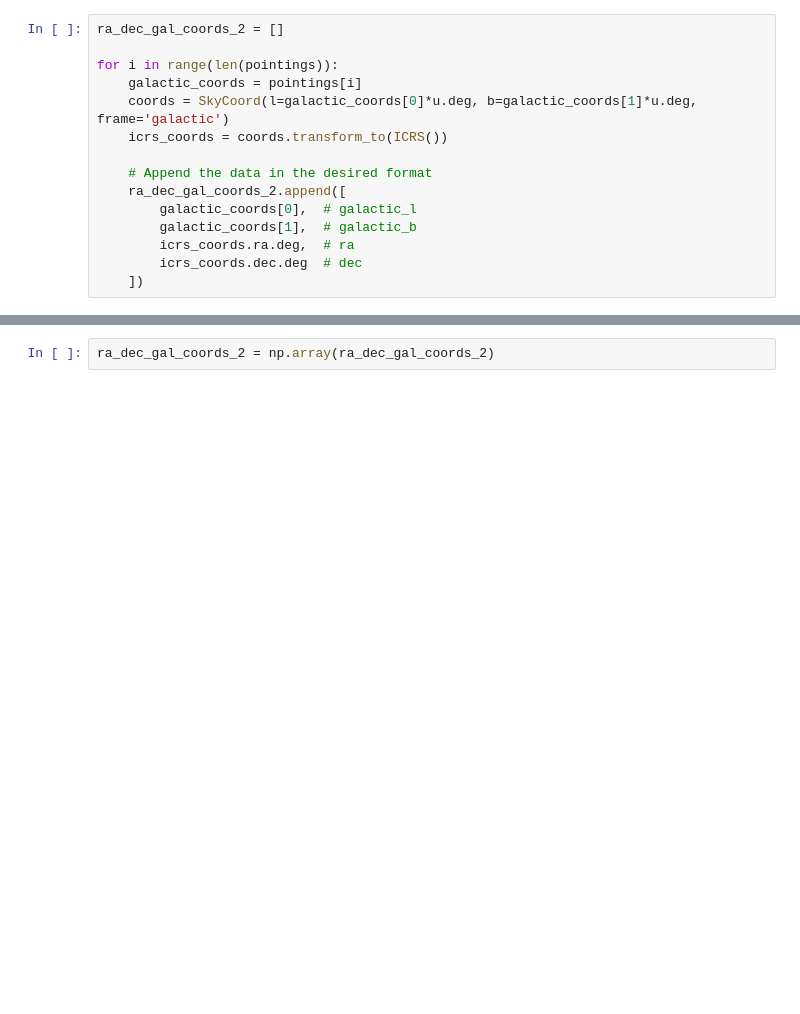
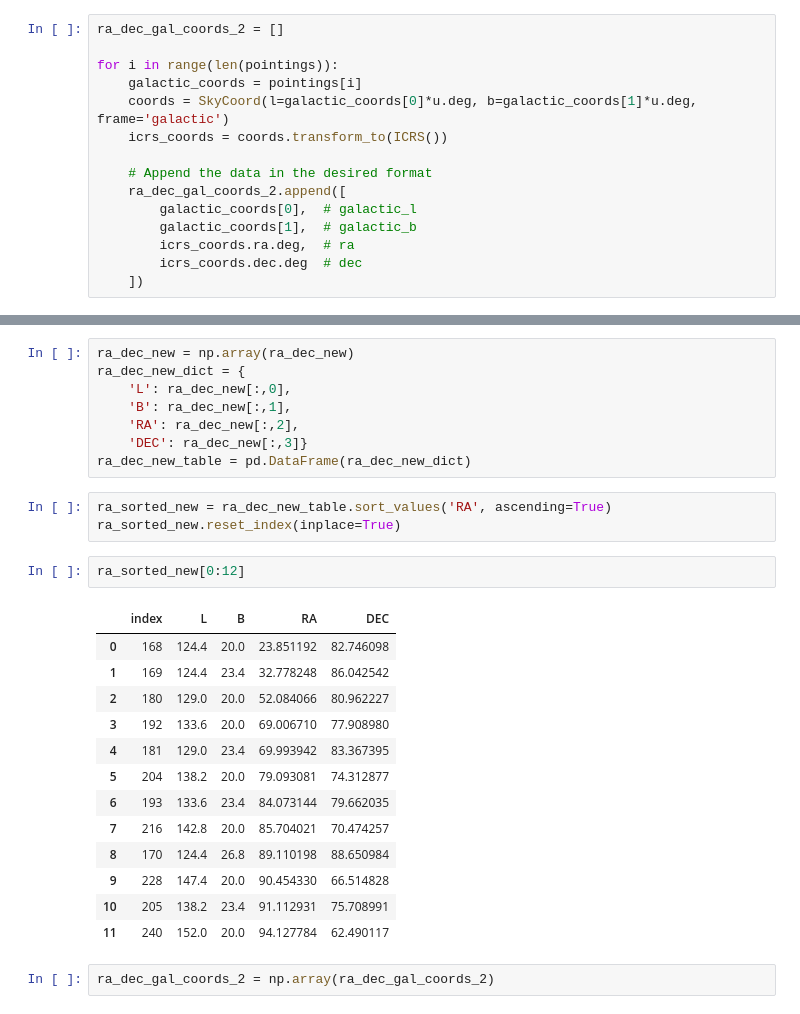
Before and after one commit to lea-yamashiro/FFC_4, a Jupyter notebook: Leusch_Stuff/ra_dec_sorting.ipynb, the cells around one changed output, grey strips where cells are left out. Cells and saved outputs as stored; diff of their text form; blank space fills up the shorter version.

```diff
--- a/Leusch_Stuff/ra_dec_sorting.ipynb
+++ b/Leusch_Stuff/ra_dec_sorting.ipynb
@@ -120,3 +133,30 @@ array([[ 60. ,  20. ],
+# %%
+ra_dec_new = np.array(ra_dec_new)
+ra_dec_new_dict = {
+    'L': ra_dec_new[:,0],
+    'B': ra_dec_new[:,1],
+    'RA': ra_dec_new[:,2],
+    'DEC': ra_dec_new[:,3]}
+ra_dec_new_table = pd.DataFrame(ra_dec_new_dict)
+# %%
+ra_sorted_new = ra_dec_new_table.sort_values('RA', ascending=True)
+ra_sorted_new.reset_index(inplace=True)
+# %%
+ra_sorted_new[0:12]
+# %% [output]
+|  | index | L | B | RA | DEC |
+| 0 | 168 | 124.4 | 20.0 | 23.851192 | 82.746098 |
+| 1 | 169 | 124.4 | 23.4 | 32.778248 | 86.042542 |
+| 2 | 180 | 129.0 | 20.0 | 52.084066 | 80.962227 |
+| 3 | 192 | 133.6 | 20.0 | 69.006710 | 77.908980 |
+| 4 | 181 | 129.0 | 23.4 | 69.993942 | 83.367395 |
+| 5 | 204 | 138.2 | 20.0 | 79.093081 | 74.312877 |
+| 6 | 193 | 133.6 | 23.4 | 84.073144 | 79.662035 |
+| 7 | 216 | 142.8 | 20.0 | 85.704021 | 70.474257 |
+| 8 | 170 | 124.4 | 26.8 | 89.110198 | 88.650984 |
+| 9 | 228 | 147.4 | 20.0 | 90.454330 | 66.514828 |
+| 10 | 205 | 138.2 | 23.4 | 91.112931 | 75.708991 |
+| 11 | 240 | 152.0 | 20.0 | 94.127784 | 62.490117 |
 # %%
 ra_dec_gal_coords_2 = np.array(ra_dec_gal_coords_2)
 # %%
```
Also changed, not shown: parts of 23 cells of this notebook, 1 other file.
